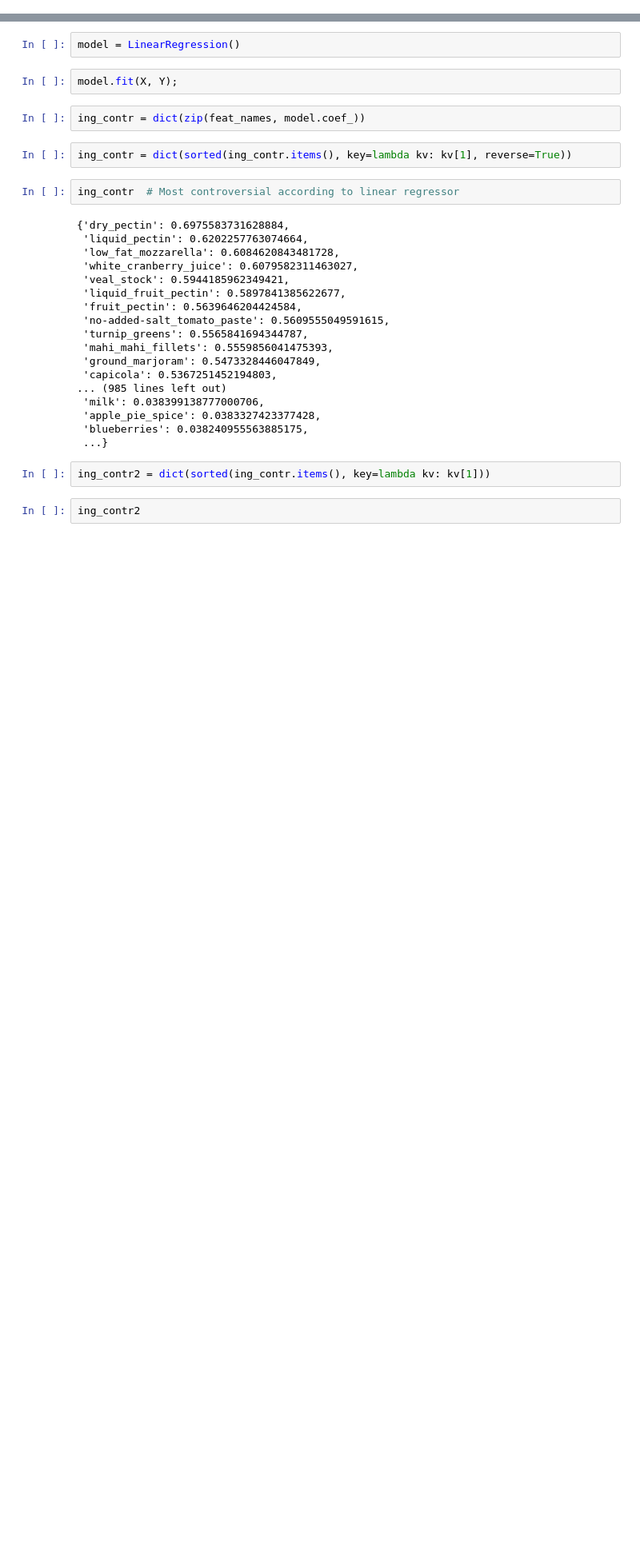
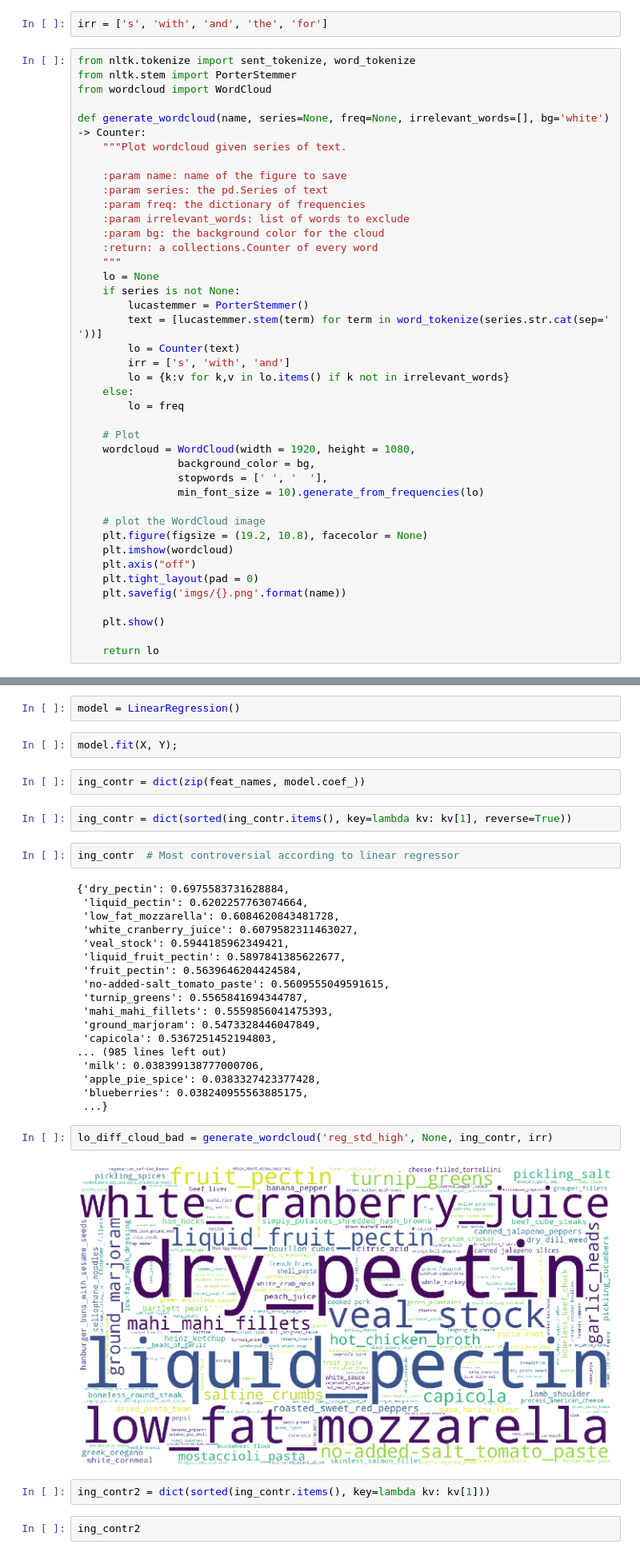
Before and after one commit to jCodingStuff/DataMadness, a Jupyter notebook: std_regressor.ipynb, the cells around one changed output, grey strips where cells are left out. Shown at 80% size. Cells and saved outputs as stored; diff of their text form; blank space fills up the shorter version.

```diff
--- a/std_regressor.ipynb
+++ b/std_regressor.ipynb
@@ -28,6 +28,49 @@ index = df.tags.to_numpy()
 f = lambda x: ('desserts' not in x and 'oven' not in x)
 index = [f(x) for x in index]
 df = df[index]
+# %%
+irr = ['s', 'with', 'and', 'the', 'for']
+# %%
+from nltk.tokenize import sent_tokenize, word_tokenize
+from nltk.stem import PorterStemmer
+from wordcloud import WordCloud
+
+def generate_wordcloud(name, series=None, freq=None, irrelevant_words=[], bg='white') -> Counter:
+    """Plot wordcloud given series of text.
+
+    :param name: name of the figure to save
+    :param series: the pd.Series of text
+    :param freq: the dictionary of frequencies
+    :param irrelevant_words: list of words to exclude
+    :param bg: the background color for the cloud
+    :return: a collections.Counter of every word
+    """
+    lo = None
+    if series is not None:
+        lucastemmer = PorterStemmer()
+        text = [lucastemmer.stem(term) for term in word_tokenize(series.str.cat(sep=' '))]
+        lo = Counter(text)
+        irr = ['s', 'with', 'and']
+        lo = {k:v for k,v in lo.items() if k not in irrelevant_words}
+    else:
+        lo = freq
+
+    # Plot
+    wordcloud = WordCloud(width = 1920, height = 1080,
+                background_color = bg,
+                stopwords = [' ', '  '],
+                min_font_size = 10).generate_from_frequencies(lo)
+
+    # plot the WordCloud image
+    plt.figure(figsize = (19.2, 10.8), facecolor = None)
+    plt.imshow(wordcloud)
+    plt.axis("off")
+    plt.tight_layout(pad = 0)
+    plt.savefig('imgs/{}.png'.format(name))
+
+    plt.show()
+
+    return lo
 # %% [markdown]
 # Create vocabulary
 # %%
@@ -73,6 +116,10 @@ ing_contr  # Most controversial according to linear regressor
  'apple_pie_spice': 0.0383327423377428,
  'blueberries': 0.038240955563885175,
  ...}
+# %%
+lo_diff_cloud_bad = generate_wordcloud('reg_std_high', None, ing_contr, irr)
+# %% [output]
+[figure, added]
 # %%
 ing_contr2 = dict(sorted(ing_contr.items(), key=lambda kv: kv[1]))
 # %%
```
Also changed, not shown: parts of 1 cell of this notebook, 9 other files.
